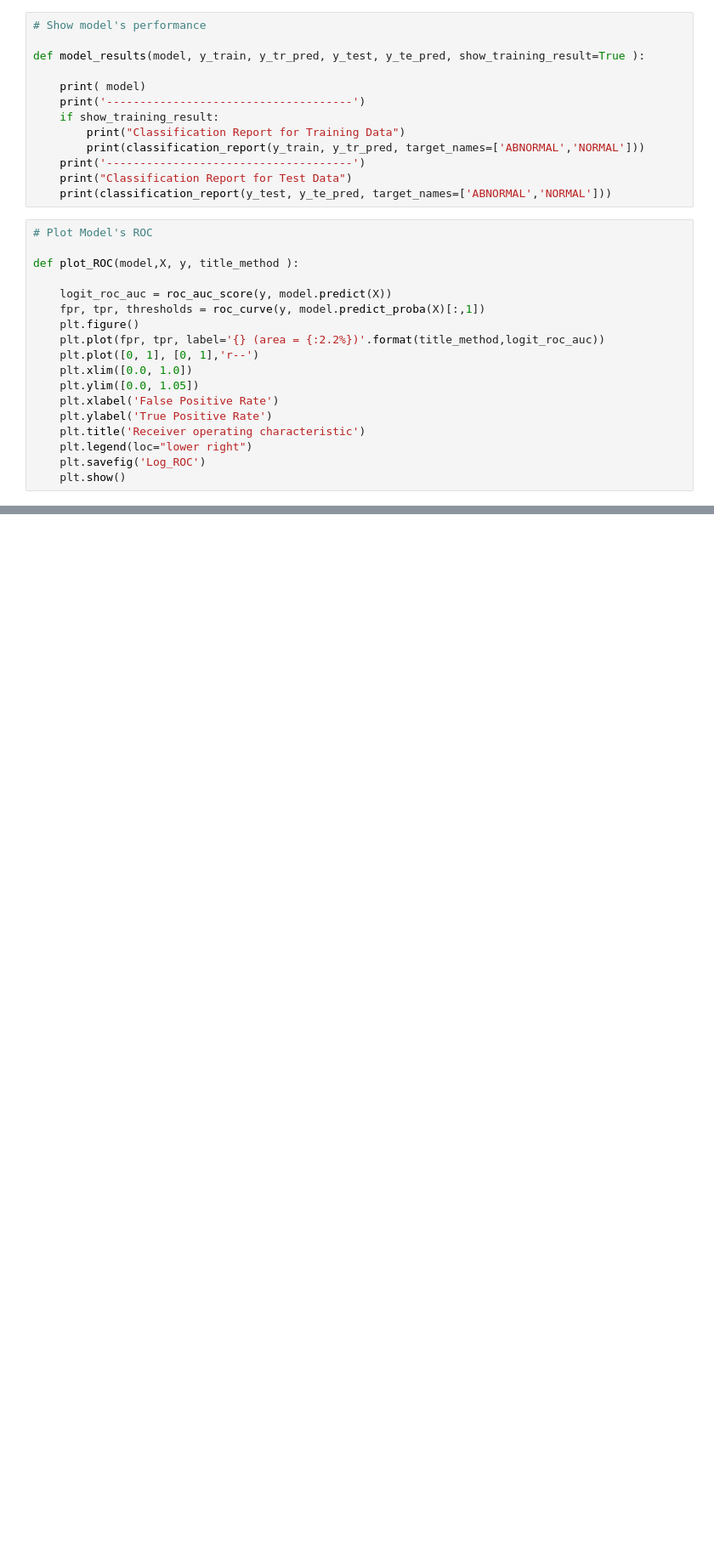
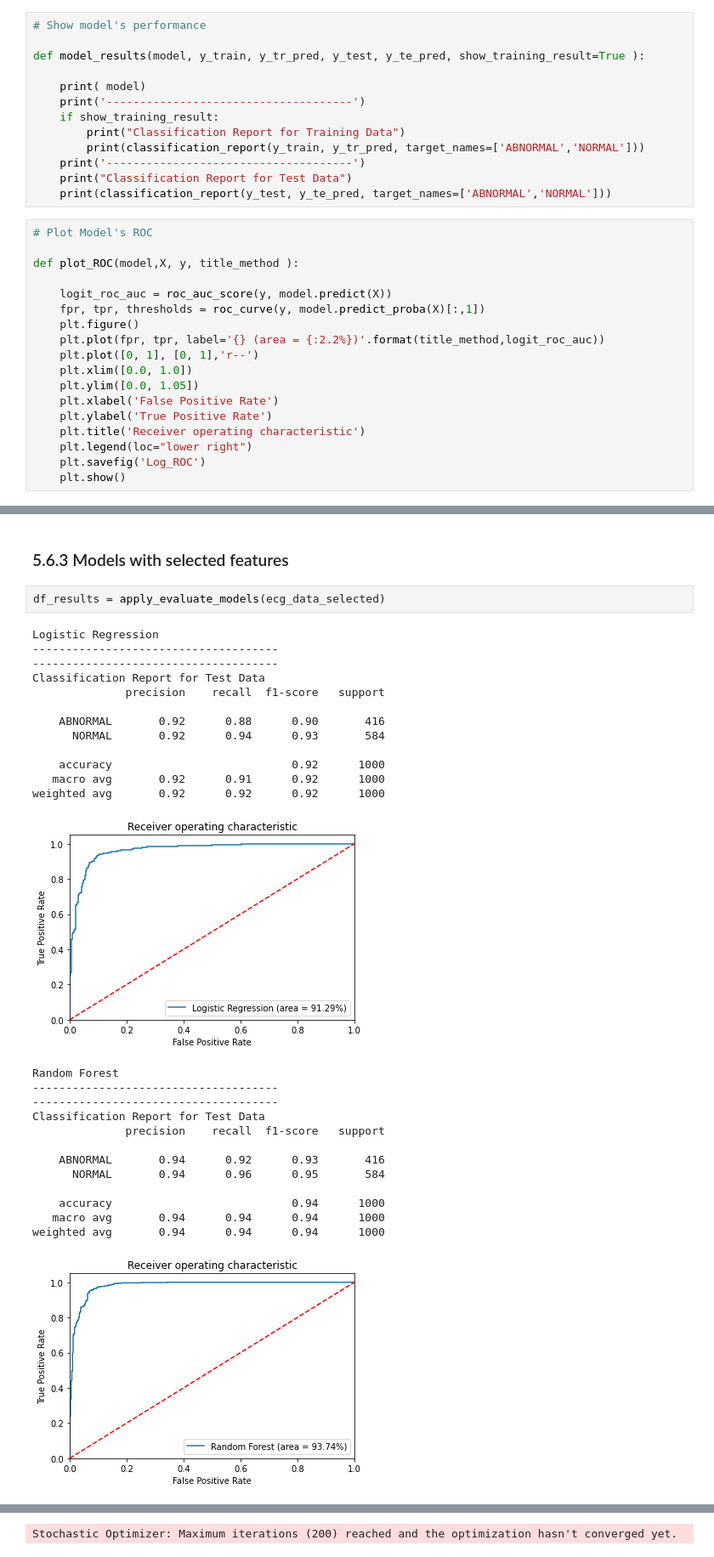
Before and after one commit to azarbarzin/Springboard, a Jupyter notebook: Capstone Project 2/Notebooks/05_modeling.ipynb, the cells around one changed output, grey strips where cells are left out. Shown at 85% size. Drawn from its saved outputs; the diff is of its cells as text; blank space fills up the shorter version.

```diff
--- a/Capstone Project 2/Notebooks/05_modeling.ipynb
+++ b/Capstone Project 2/Notebooks/05_modeling.ipynb
@@ -299,0 +316,31 @@ Feature importance
+# %% [markdown]
+### 5.6.3 Models with selected features<a id='5.6.3_Models_with_selected_features'></a>
+# %%
+df_results = apply_evaluate_models(ecg_data_selected)
+# %% [output]
+Logistic Regression
+-------------------------------------
+-------------------------------------
+Classification Report for Test Data
+              precision    recall  f1-score   support
+
+    ABNORMAL       0.92      0.88      0.90       416
+      NORMAL       0.92      0.94      0.93       584
+
+    accuracy                           0.92      1000
+   macro avg       0.92      0.91      0.92      1000
+weighted avg       0.92      0.92      0.92      1000
+[figure, added]
+Random Forest
+-------------------------------------
+-------------------------------------
+Classification Report for Test Data
+              precision    recall  f1-score   support
+
+    ABNORMAL       0.94      0.92      0.93       416
+      NORMAL       0.94      0.96      0.95       584
+
+    accuracy                           0.94      1000
+   macro avg       0.94      0.94      0.94      1000
+weighted avg       0.94      0.94      0.94      1000
+[figure, added]
@@ -299,0 +385 @@ Feature importance
+Stochastic Optimizer: Maximum iterations (200) reached and the optimization hasn't converged yet.
```
Also changed, not shown: parts of 38 cells of this notebook, 13 other files.
